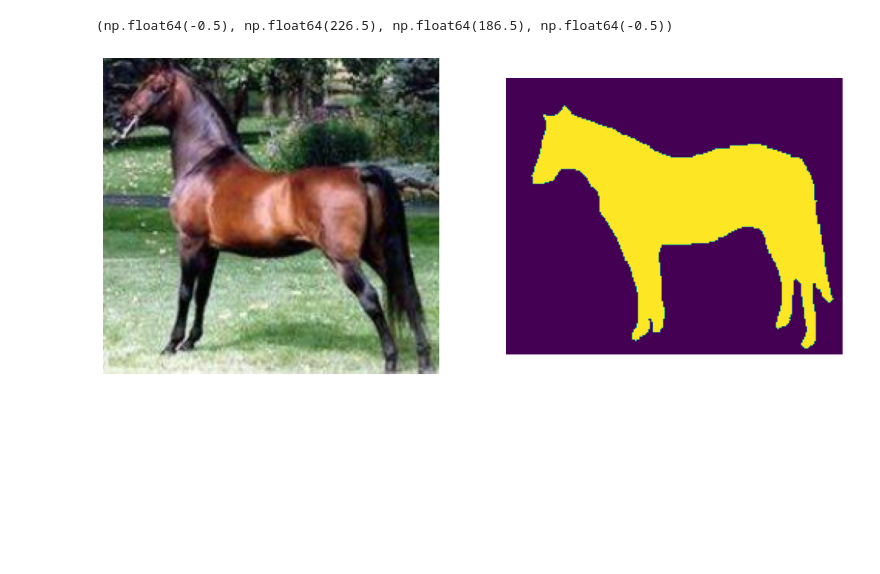
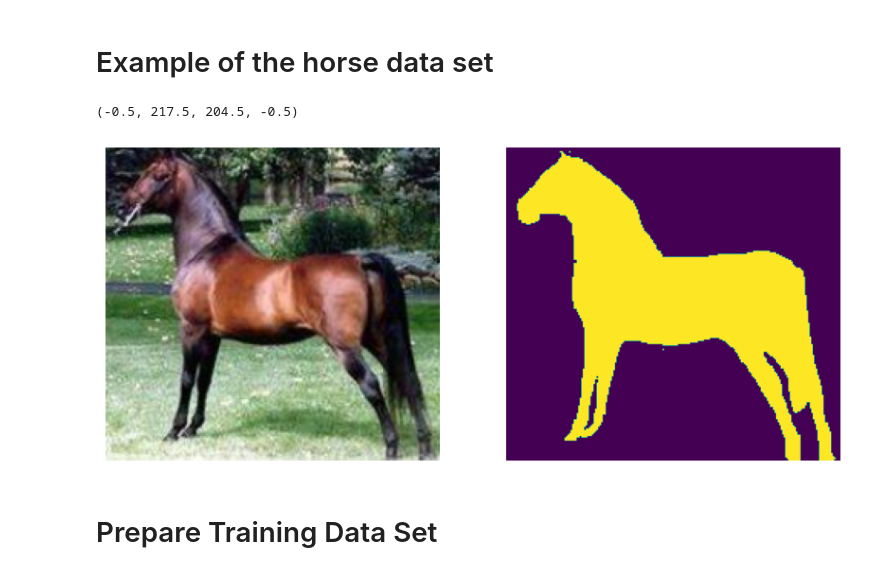
Before and after one commit to Dmitrij91/Feature_Extraction_Lib, a Jupyter notebook: Jupiter_Notebooks/Demo_Horse.ipynb, the cells around one changed output. Drawn from its saved outputs; the diff is of its cells as text; code cells hidden in the pictures; blank space fills up the shorter version.

```diff
--- a/Jupiter_Notebooks/Demo_Horse.ipynb
+++ b/Jupiter_Notebooks/Demo_Horse.ipynb
@@ -9,17 +9,21 @@ import time
 from skimage import data, img_as_float
 from skimage import exposure
 from PIL import Image
+# %% [markdown]
+# Example of the horse data set
 # %%
 Im = np.array(Image.open('../../FM_Eikonal/data/weizmann_horse_db/horse/horse028.png').copy())
 Im_Mask = np.array(Image.open('../../FM_Eikonal/data/weizmann_horse_db/mask/horse028.png').copy())
 # %%
-fig = plt.subplots(1,2,figsize = (14,14))
+fig = plt.subplots(1,2,figsize = (10,10))
 plt.subplot(1,2,1)
 plt.imshow(Im)
 plt.axis('off')
 plt.subplot(1,2,2)
 plt.imshow(Im_Mask)
 plt.axis('off')
 # %% [output]
-(np.float64(-0.5), np.float64(226.5), np.float64(186.5), np.float64(-0.5))
+(-0.5, 217.5, 204.5, -0.5)
-[figure, old version]
+[figure, new version]
+# %% [markdown]
+# Prepare Training Data Set
```
Also changed, not shown: parts of 12 cells of this notebook, 6 other files.
